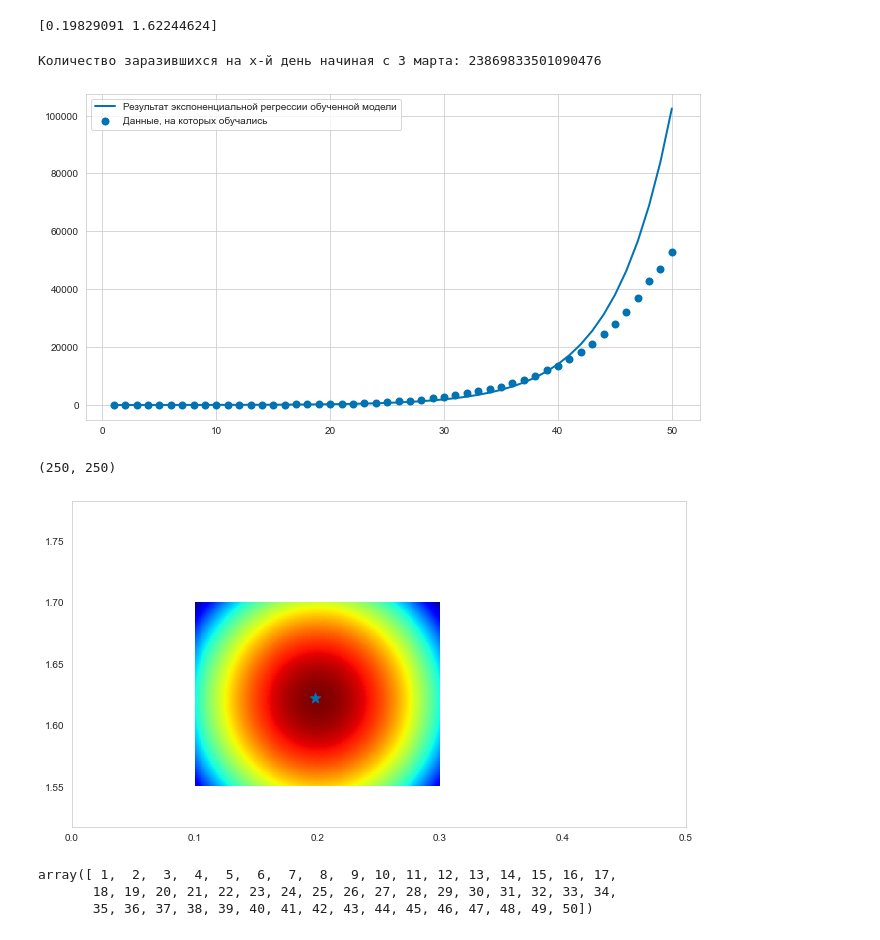
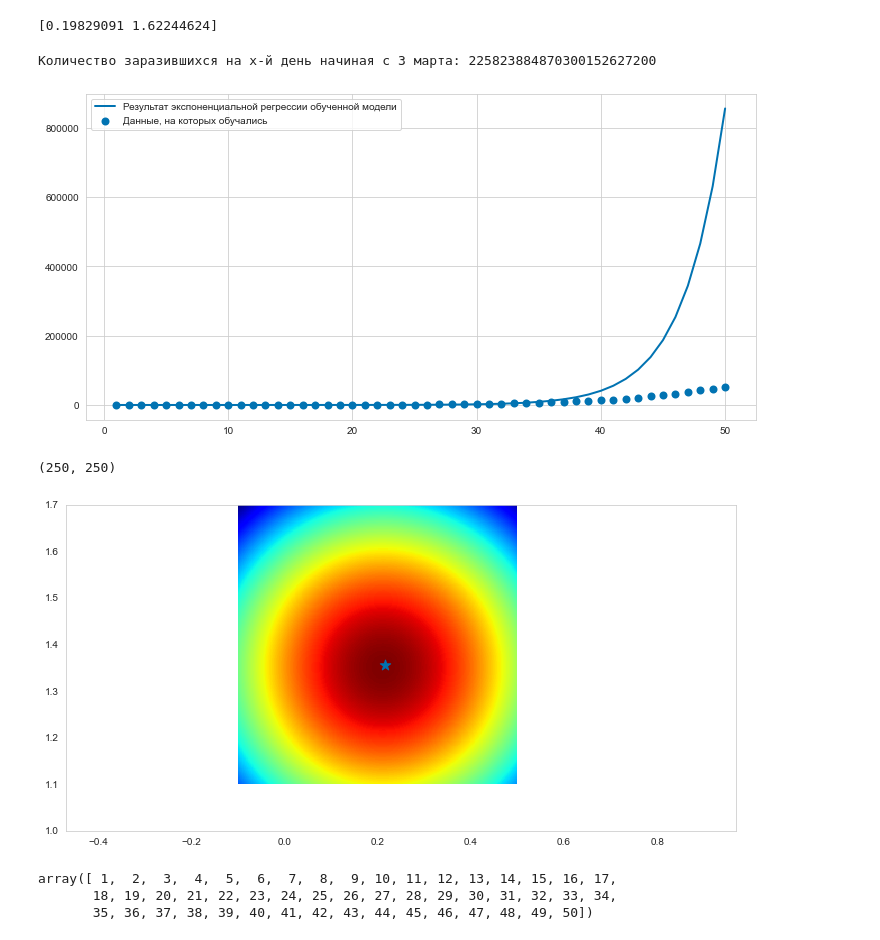
Before and after one commit to Alexeiyaganov/made_advanced_ml, a Jupyter notebook: hw1/hw1_notebook.ipynb, the cells around one changed output. Cells and saved outputs as stored; diff of their text form; code cells hidden in the pictures.

```diff
--- a/hw1/hw1_notebook.ipynb
+++ b/hw1/hw1_notebook.ipynb
@@ -2,6 +2,14 @@
 import numpy as np
 import pandas as pd
 from scipy.stats import multivariate_normal
+import matplotlib.pyplot as plt
+import seaborn as sns
+
+sns.set_style("whitegrid")
+sns.set_palette("colorblind")
+palette = sns.color_palette()
+figsize = (12,6)
+legend_fontsize = 16
 # %%
 data = pd.read_csv(
     'owid-covid-data.csv',
@@ -118,23 +126,23 @@ print(fit)
 # %%
 x_val=182
 # %%
-print("Количество заразившихся на x-й день начиная с 3 марта:", int(np.exp(1.62244624 + 0.19829091*x_val)))
+print("Количество заразившихся на x-й день начиная с 3 марта:", int(0.2155719*1.35512388**x_val))
 # %% [output]
-Количество заразившихся на x-й день начиная с 3 марта: 23869833501090476
+Количество заразившихся на x-й день начиная с 3 марта: 225823884870300152627200
 # %%
 N = 250
-true_mu = [0.19829091 , 1.62244624]
+true_mu = [0.2155719 , 1.35512388]
 def res_curve(x):
-    return np.exp(true_mu[0]*x + true_mu[1])
+    return true_mu[0]*true_mu[1]**x
 r = 50
 xs = np.arange(1, r+1, 1)
 fig = plt.figure(figsize=figsize)
 ax = fig.add_subplot(111)
 ax.plot(xs, res_curve(xs), linewidth=2, label=r"Результат экспоненциальной регрессии обученной модели")
 ax.scatter(xs, np.array(df['total_cases'][:r]), linewidth=2, label=r"Данные, на которых обучались")
 ax.legend(loc="upper left", fontsize=10)
 plt.show()
 # %% [output]
-[figure, old version]
+[figure, new version]
 # %%
 # xs = np.linspace(-3, 3, N)
@@ -154,7 +162,7 @@ def myplot_heatmap(Z):
     plt.pcolormesh(X, Y, Z, cmap=plt.cm.jet)
     plt.scatter(true_mu[0], true_mu[1], marker='*', s=120)
 # %%
-cur_mu, cur_sigma = np.array([0.2, 1.62]), 2*np.array([[0.05, 0], [0, 0.05]])
+cur_mu, cur_sigma = np.array([0.21, 1.35]), 2*np.array([[0.1, 0], [0, 0.1]])
 
 Z = multivariate_normal.pdf(pos, mean=cur_mu, cov=cur_sigma)
 print(Z.shape)
@@ -166,7 +174,7 @@ ax.set_ylim((-2, 5))
 myplot_heatmap(Z)
 # %% [output]
 (250, 250)
-[figure, old version]
+[figure, new version]
 # %%
 xs
 # %% [output]
```
Also changed, not shown: parts of 33 cells of this notebook, 1 other file.
